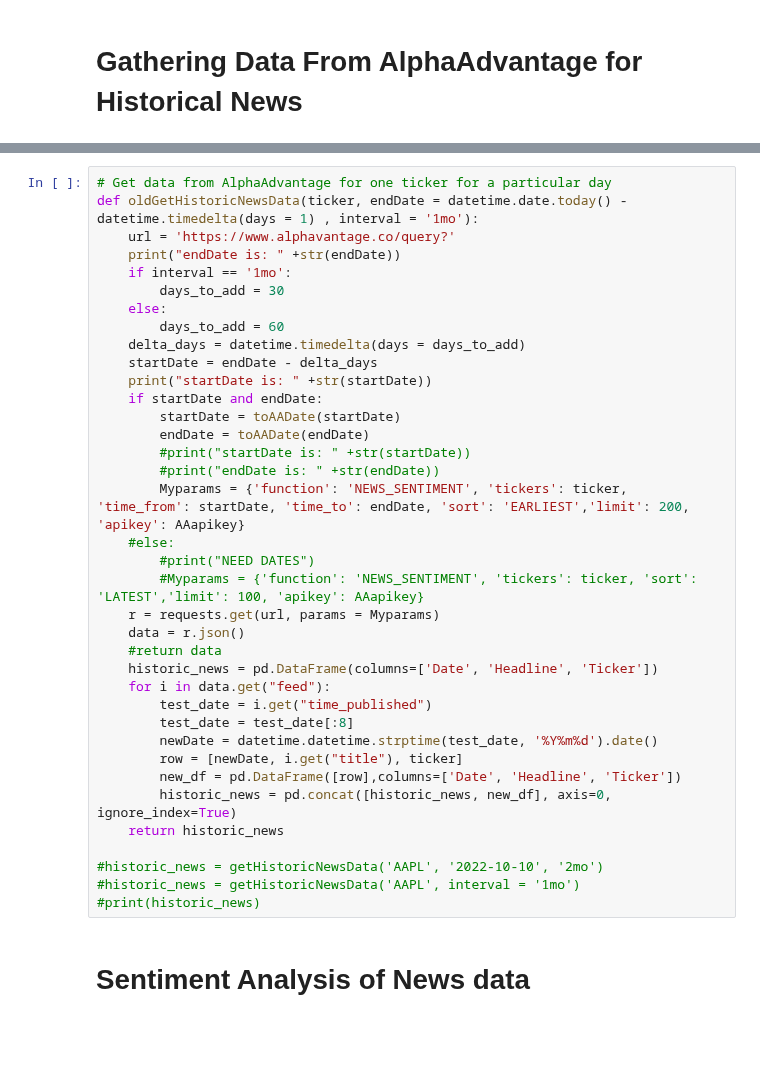
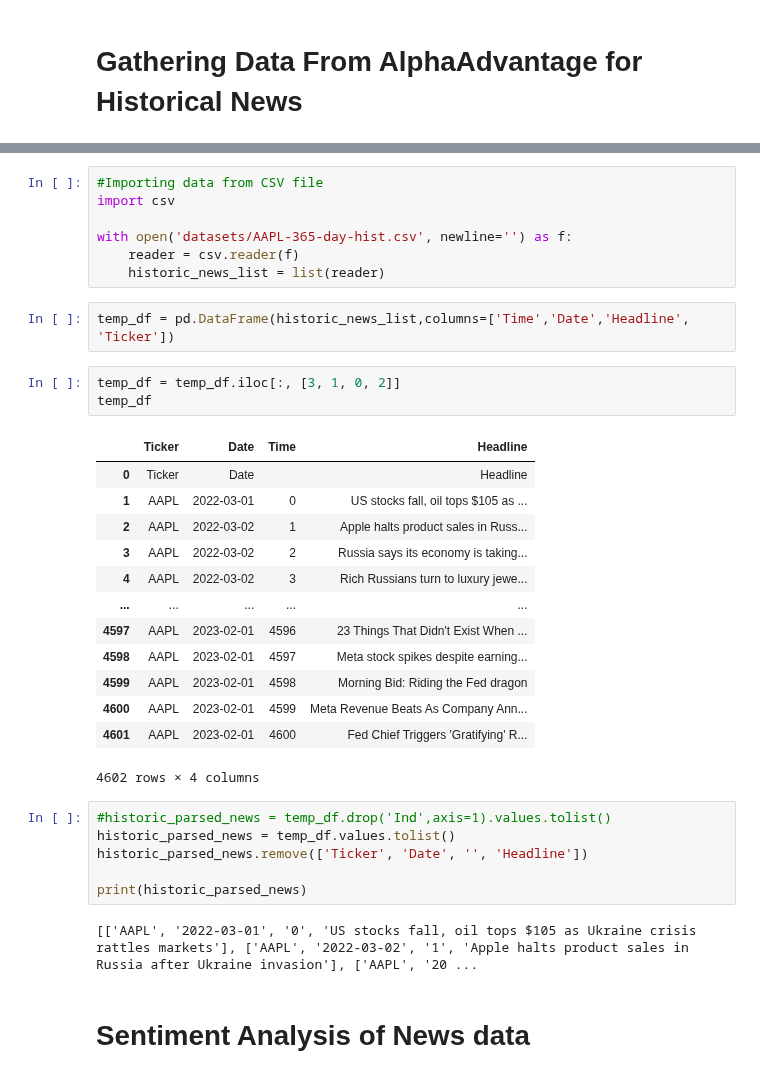
Before and after one commit to ishaanpaul98/Sentiment-Analysis, a Jupyter notebook: Sentiment_Analysis.ipynb, the cells around one changed output, grey strips where cells are left out. Drawn from its saved outputs; the diff is of its cells as text; blank space fills up the shorter version.

Commit message:
Cleaned Code
Cleaned unused functions

```diff
--- a/Sentiment_Analysis.ipynb
+++ b/Sentiment_Analysis.ipynb
@@ -270,40 +180,37 @@ Final rolling date is: 2023-02-23
-# %%
-# Get data from AlphaAdvantage for one ticker for a particular day
-def oldGetHistoricNewsData(ticker, endDate = datetime.date.today() - datetime.timedelta(days = 1) , interval = '1mo'):
-    url = 'https://www.alphavantage.co/query?'
-    print("endDate is: " +str(endDate))
-    if interval == '1mo':
-        days_to_add = 30
-    else:
-        days_to_add = 60
-    delta_days = datetime.timedelta(days = days_to_add)
-    startDate = endDate - delta_days
-    print("startDate is: " +str(startDate))
-    if startDate and endDate:
-        startDate = toAADate(startDate)
-        endDate = toAADate(endDate)
-        #print("startDate is: " +str(startDate))
-        #print("endDate is: " +str(endDate))
-        Myparams = {'function': 'NEWS_SENTIMENT', 'tickers': ticker, 'time_from': startDate, 'time_to': endDate, 'sort': 'EARLIEST','limit': 200, 'apikey': AAapikey}
-    #else:
-        #print("NEED DATES")
-        #Myparams = {'function': 'NEWS_SENTIMENT', 'tickers': ticker, 'sort': 'LATEST','limit': 100, 'apikey': AAapikey}
-    r = requests.get(url, params = Myparams)
-    data = r.json()
-    #return data
-    historic_news = pd.DataFrame(columns=['Date', 'Headline', 'Ticker'])
-    for i in data.get("feed"):
-        test_date = i.get("time_published")
-        test_date = test_date[:8]
-        newDate = datetime.datetime.strptime(test_date, '%Y%m%d').date()
-        row = [newDate, i.get("title"), ticker]
-        new_df = pd.DataFrame([row],columns=['Date', 'Headline', 'Ticker'])
-        historic_news = pd.concat([historic_news, new_df], axis=0, ignore_index=True)
-    return historic_news
-
-#historic_news = getHistoricNewsData('AAPL', '2022-10-10', '2mo')
-#historic_news = getHistoricNewsData('AAPL', interval = '1mo')
-#print(historic_news)
+# %%
+#Importing data from CSV file
+import csv
+
+with open('datasets/AAPL-365-day-hist.csv', newline='') as f:
+    reader = csv.reader(f)
+    historic_news_list = list(reader)
+# %%
+temp_df = pd.DataFrame(historic_news_list,columns=['Time','Date','Headline', 'Ticker'])
+# %%
+temp_df = temp_df.iloc[:, [3, 1, 0, 2]]
+temp_df
+# %% [output]
+|  | Ticker | Date | Time | Headline |
+| 0 | Ticker | Date |  | Headline |
+| 1 | AAPL | 2022-03-01 | 0 | US stocks fall, oil tops $105 as ... |
+| 2 | AAPL | 2022-03-02 | 1 | Apple halts product sales in Russ... |
+| 3 | AAPL | 2022-03-02 | 2 | Russia says its economy is taking... |
+| 4 | AAPL | 2022-03-02 | 3 | Rich Russians turn to luxury jewe... |
+| ... | ... | ... | ... | ... |
+| 4597 | AAPL | 2023-02-01 | 4596 | 23 Things That Didn't Exist When ... |
+| 4598 | AAPL | 2023-02-01 | 4597 | Meta stock spikes despite earning... |
+| 4599 | AAPL | 2023-02-01 | 4598 | Morning Bid: Riding the Fed dragon |
+| 4600 | AAPL | 2023-02-01 | 4599 | Meta Revenue Beats As Company Ann... |
+| 4601 | AAPL | 2023-02-01 | 4600 | Fed Chief Triggers 'Gratifying' R... |
+4602 rows × 4 columns
+# %%
+#historic_parsed_news = temp_df.drop('Ind',axis=1).values.tolist()
+historic_parsed_news = temp_df.values.tolist()
+historic_parsed_news.remove(['Ticker', 'Date', '', 'Headline'])
+
+print(historic_parsed_news)
+# %% [output]
+[['AAPL', '2022-03-01', '0', 'US stocks fall, oil tops $105 as Ukraine crisis rattles markets'], ['AAPL', '2022-03-02', '1', 'Apple halts product sales in Russia after Ukraine invasion'], ['AAPL', '20 ...
 # %% [markdown]
 # Sentiment Analysis of News data #
 # %%
```
Also changed, not shown: parts of 19 cells of this notebook.
